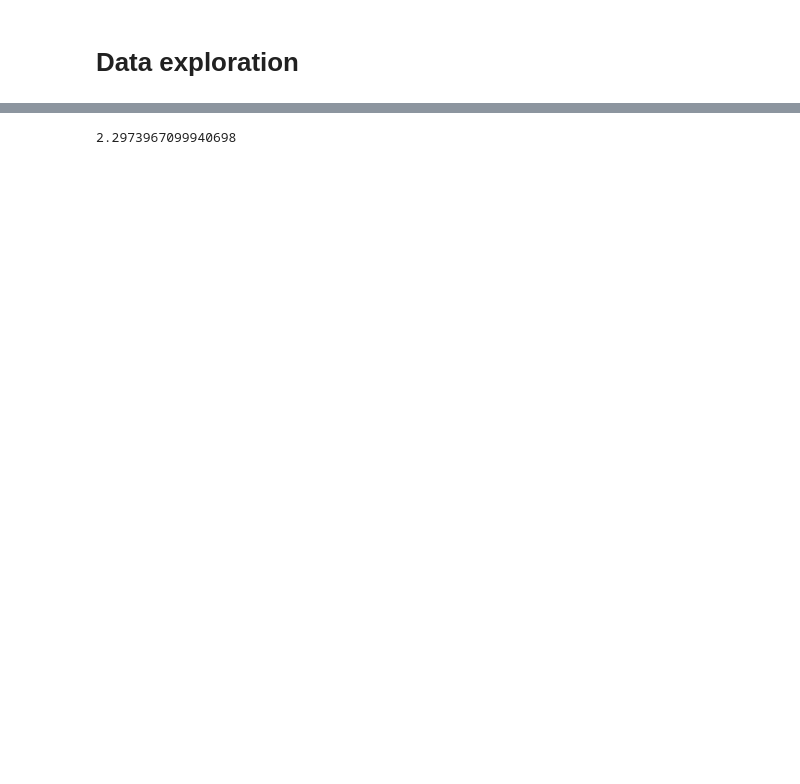
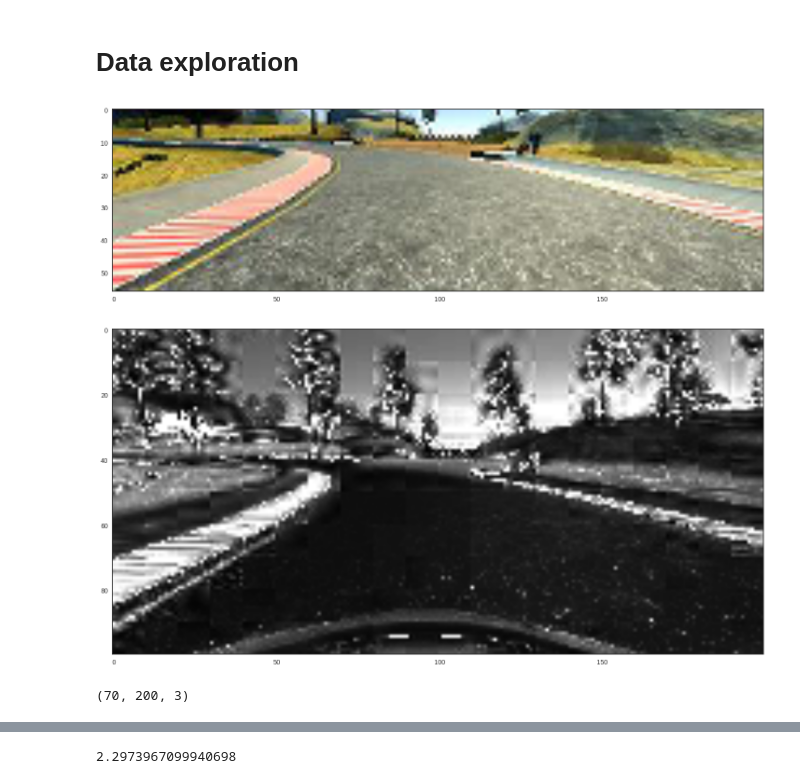
Before and after one commit to balancap/SDC-Behavioral-Cloning, a Jupyter notebook: behavioral-cloning.ipynb, the cells around one changed output, grey strips where cells are left out. Cells and saved outputs as stored; diff of their text form; code cells hidden in the pictures; blank space fills up the shorter version.

```diff
--- a/behavioral-cloning.ipynb
+++ b/behavioral-cloning.ipynb
@@ -24 +29,20 @@ matplotlib.pylab.rcParams['agg.path.chunksize'] = 10000
+# %%
+image = images[1200,:,:,:]
+out = cv2.resize(image, (200, 100), interpolation=cv2.INTER_LANCZOS4)
+# out = cv2.resize(image, (200, 100), interpolation=cv2.INTER_CUBIC)
+out_hls = cv2.cvtColor(out, cv2.COLOR_BGR2HLS)
+
+with sns.axes_style("white"):
+    plt.imshow(out[30:-14,:,:])
+    plt.show()
+
+with sns.axes_style("white"):
+    plt.imshow(out_hls[:,:,2], cmap='gray')
+    plt.show()
+
+print(out[20:-10,:,:].shape)
+# %% [output]
+[figure, added]
+[figure, added]
+(70, 200, 3)
 # %%
```
Also changed, not shown: parts of 7 cells of this notebook, 3 other files.
